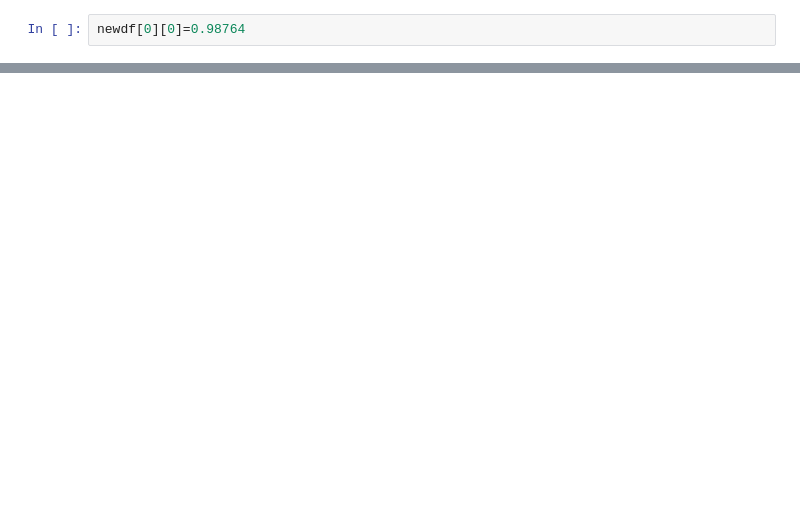
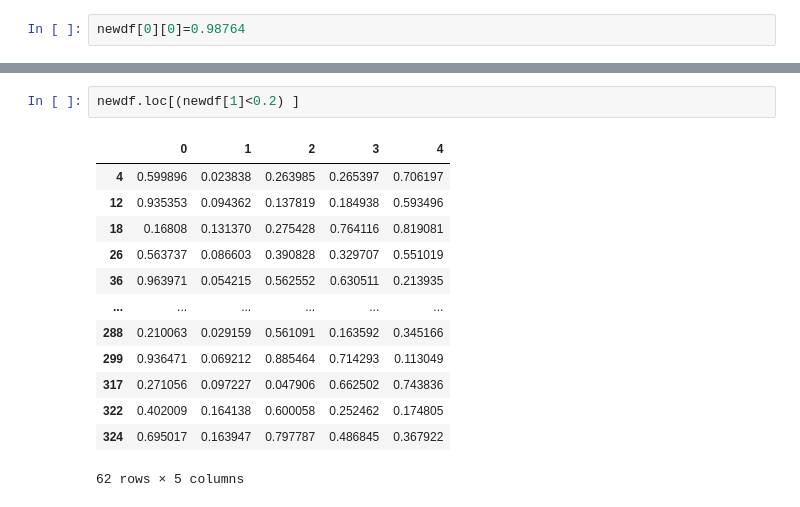
Before and after one commit to Abhi2701singh/python, a Jupyter notebook: pandas/Untitled.ipynb, the cells around one changed output, grey strips where cells are left out. Saved outputs shown, nothing was run; the diff lists cells and outputs as text; blank space fills up the shorter version.

```diff
--- a/pandas/Untitled.ipynb
+++ b/pandas/Untitled.ipynb
@@ -310,0 +359,16 @@ newdf.sort_index(axis=0,ascending=False)
+# %%
+newdf.loc[(newdf[1]<0.2) ]
+# %% [output]
+|  | 0 | 1 | 2 | 3 | 4 |
+| 4 | 0.599896 | 0.023838 | 0.263985 | 0.265397 | 0.706197 |
+| 12 | 0.935353 | 0.094362 | 0.137819 | 0.184938 | 0.593496 |
+| 18 | 0.16808 | 0.131370 | 0.275428 | 0.764116 | 0.819081 |
+| 26 | 0.563737 | 0.086603 | 0.390828 | 0.329707 | 0.551019 |
+| 36 | 0.963971 | 0.054215 | 0.562552 | 0.630511 | 0.213935 |
+| ... | ... | ... | ... | ... | ... |
+| 288 | 0.210063 | 0.029159 | 0.561091 | 0.163592 | 0.345166 |
+| 299 | 0.936471 | 0.069212 | 0.885464 | 0.714293 | 0.113049 |
+| 317 | 0.271056 | 0.097227 | 0.047906 | 0.662502 | 0.743836 |
+| 322 | 0.402009 | 0.164138 | 0.600058 | 0.252462 | 0.174805 |
+| 324 | 0.695017 | 0.163947 | 0.797787 | 0.486845 | 0.367922 |
+62 rows × 5 columns
```
Also changed, not shown: parts of 51 cells of this notebook.
